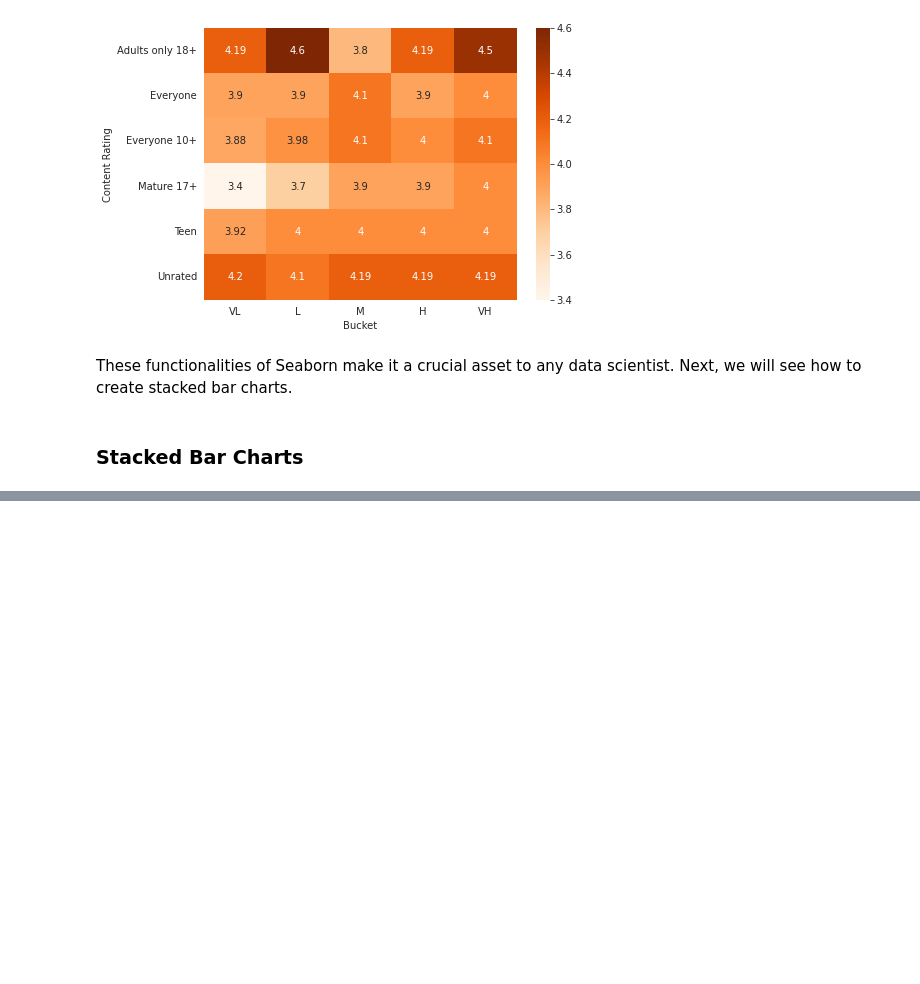
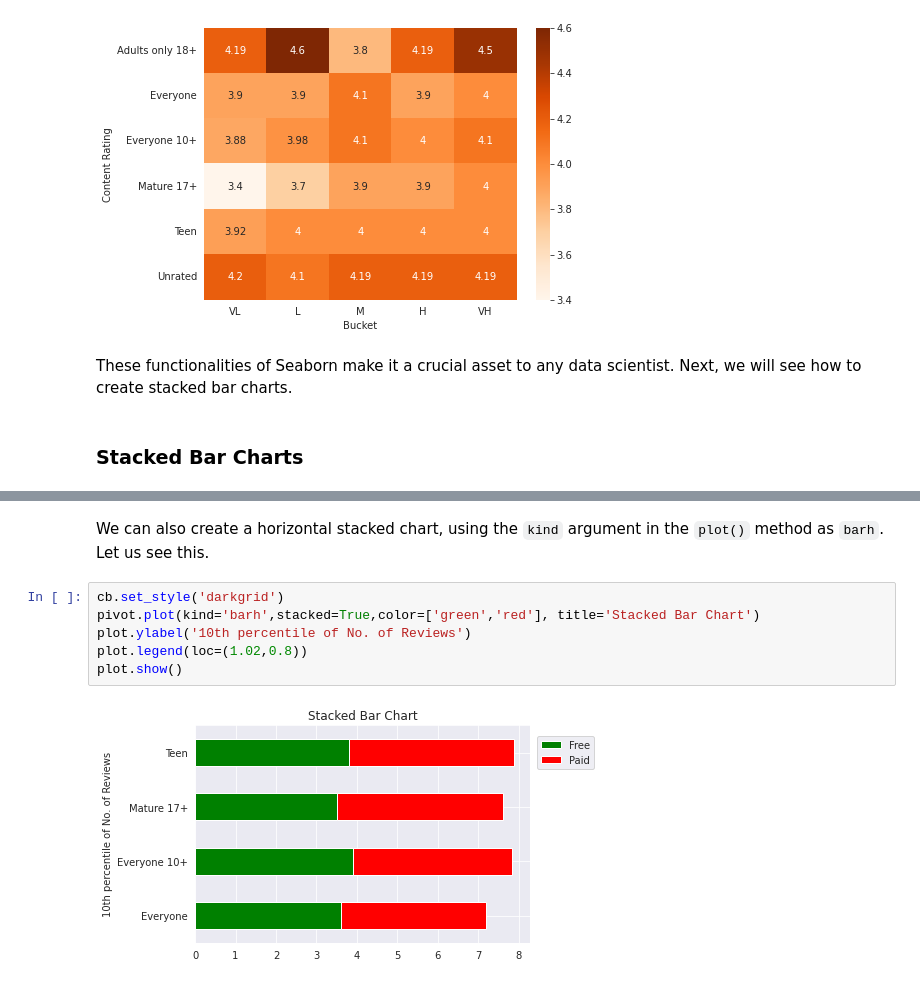
Before and after one commit to yashj1301/Python3-UpGrad-UMich, a Jupyter notebook: Python 3.x/Upgrad/Modules/Module 4 - Data Visualization/Session 2 - Data Visualization with Seaborn/Advanced_Plots_with_Seaborn.ipynb, the cells around one changed output, grey strips where cells are left out. Drawn from its saved outputs; the diff is of its cells as text; blank space fills up the shorter version.

```diff
--- a/Python 3.x/Upgrad/Modules/Module 4 - Data Visualization/Session 2 - Data Visualization with Seaborn/Advanced_Plots_with_Seaborn.ipynb
+++ b/Python 3.x/Upgrad/Modules/Module 4 - Data Visualization/Session 2 - Data Visualization with Seaborn/Advanced_Plots_with_Seaborn.ipynb
@@ -320,0 +384,10 @@ These functionalities of Seaborn make it a crucial asset to any data scientist.
+# %% [markdown]
+We can also create a horizontal stacked chart, using the `kind` argument in the `plot()` method as `barh`. Let us see this.
+# %%
+cb.set_style('darkgrid')
+pivot.plot(kind='barh',stacked=True,color=['green','red'], title='Stacked Bar Chart')
+plot.ylabel('10th percentile of No. of Reviews')
+plot.legend(loc=(1.02,0.8))
+plot.show()
+# %% [output]
+[figure, added]
```
Also changed, not shown: parts of 14 cells of this notebook.
